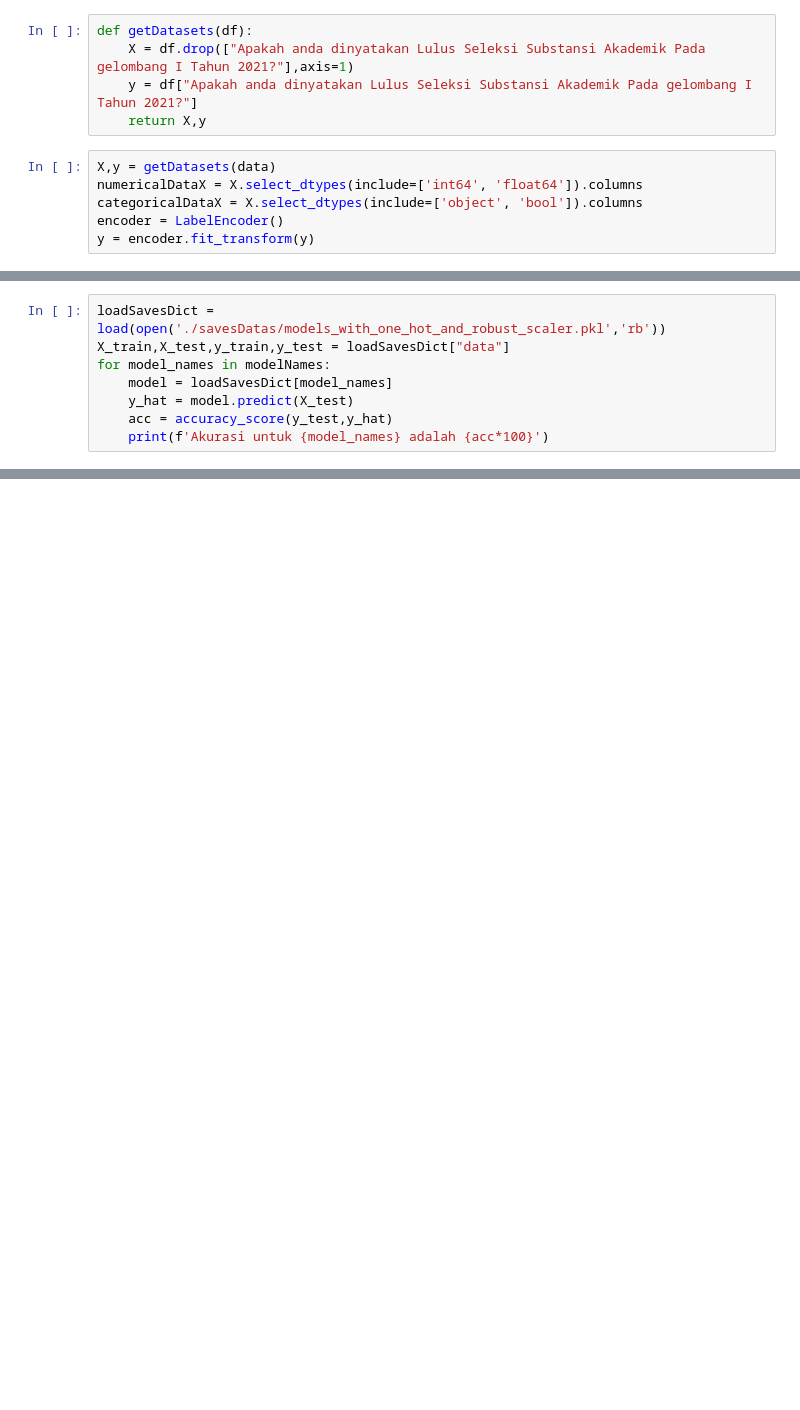
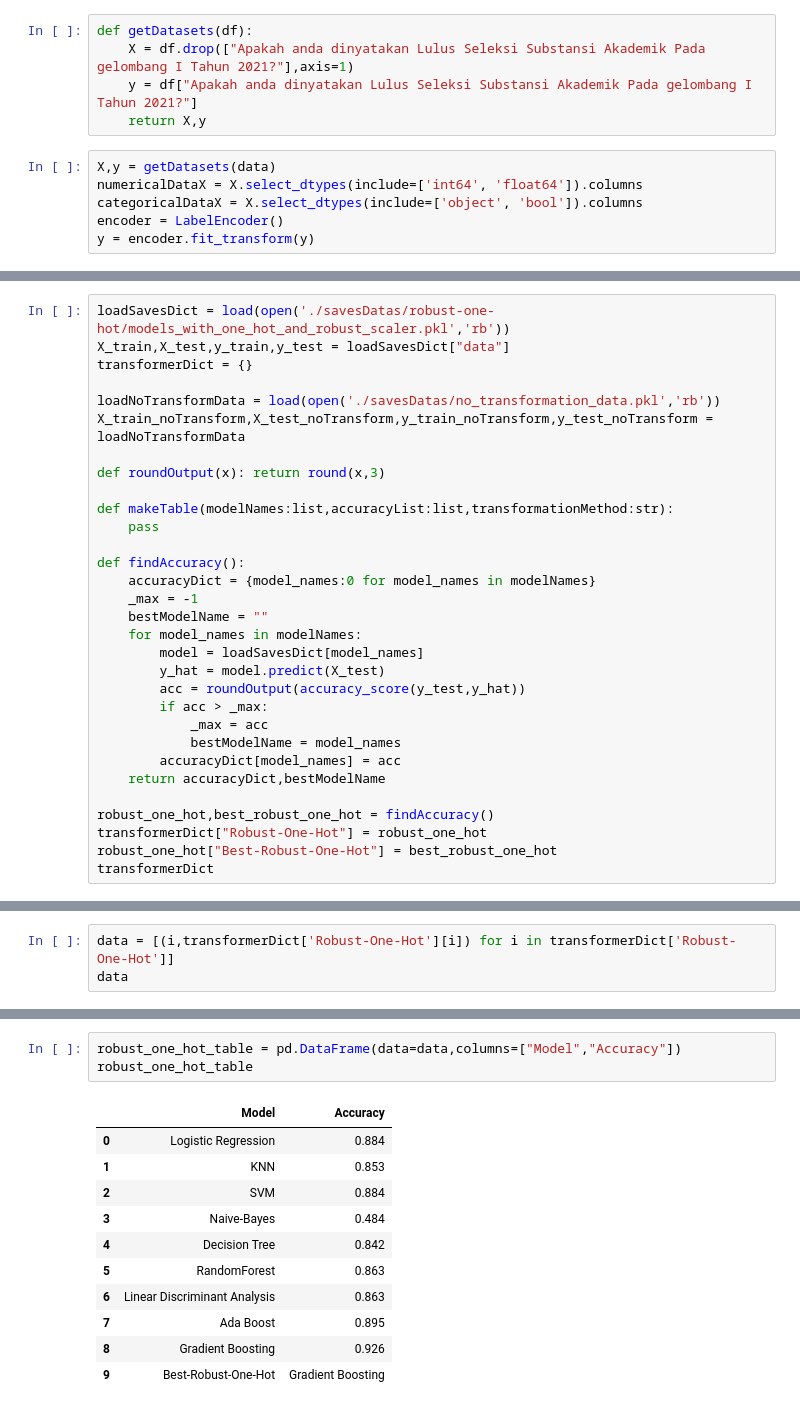
Before and after one commit to StefannusChristian/Data-Processing-and-Engineering, a Jupyter notebook: transformasi-lanjut/IBDA3111_StefannusChristian_202000138_TransformasiLanjut.ipynb, the cells around one changed output, grey strips where cells are left out. Cells and saved outputs as stored; diff of their text form; blank space fills up the shorter version.

Commit message:
make table for robust one hot

```diff
--- a/transformasi-lanjut/IBDA3111_StefannusChristian_202000138_TransformasiLanjut.ipynb
+++ b/transformasi-lanjut/IBDA3111_StefannusChristian_202000138_TransformasiLanjut.ipynb
@@ -368,8 +362,0 @@ dump(modelDict,open('./savesDatas/models_with_one_hot_and_robust_scaler.pkl','wb
-# %%
-loadSavesDict = load(open('./savesDatas/models_with_one_hot_and_robust_scaler.pkl','rb'))
-X_train,X_test,y_train,y_test = loadSavesDict["data"]
-for model_names in modelNames:
-    model = loadSavesDict[model_names]
-    y_hat = model.predict(X_test)
-    acc = accuracy_score(y_test,y_hat)
-    print(f'Akurasi untuk {model_names} adalah {acc*100}')
@@ -385,0 +363,31 @@ Akurasi untuk Gradient Boosting adalah 91.57894736842105
+# %%
+loadSavesDict = load(open('./savesDatas/robust-one-hot/models_with_one_hot_and_robust_scaler.pkl','rb'))
+X_train,X_test,y_train,y_test = loadSavesDict["data"]
+transformerDict = {}
+
+loadNoTransformData = load(open('./savesDatas/no_transformation_data.pkl','rb'))
+X_train_noTransform,X_test_noTransform,y_train_noTransform,y_test_noTransform = loadNoTransformData
+
+def roundOutput(x): return round(x,3)
+
+def makeTable(modelNames:list,accuracyList:list,transformationMethod:str):
+    pass
+
+def findAccuracy():
+    accuracyDict = {model_names:0 for model_names in modelNames}
+    _max = -1
+    bestModelName = ""
+    for model_names in modelNames:
+        model = loadSavesDict[model_names]
+        y_hat = model.predict(X_test)
+        acc = roundOutput(accuracy_score(y_test,y_hat))
+        if acc > _max:
+            _max = acc
+            bestModelName = model_names
+        accuracyDict[model_names] = acc
+    return accuracyDict,bestModelName
+
+robust_one_hot,best_robust_one_hot = findAccuracy()
+transformerDict["Robust-One-Hot"] = robust_one_hot
+robust_one_hot["Best-Robust-One-Hot"] = best_robust_one_hot
+transformerDict
@@ -385,0 +409,3 @@ Akurasi untuk Gradient Boosting adalah 91.57894736842105
+# %%
+data = [(i,transformerDict['Robust-One-Hot'][i]) for i in transformerDict['Robust-One-Hot']]
+data
@@ -385,0 +423,15 @@ Akurasi untuk Gradient Boosting adalah 91.57894736842105
+# %%
+robust_one_hot_table = pd.DataFrame(data=data,columns=["Model","Accuracy"])
+robust_one_hot_table
+# %% [output]
+|  | Model | Accuracy |
+| 0 | Logistic Regression | 0.884 |
+| 1 | KNN | 0.853 |
+| 2 | SVM | 0.884 |
+| 3 | Naive-Bayes | 0.484 |
+| 4 | Decision Tree | 0.842 |
+| 5 | RandomForest | 0.863 |
+| 6 | Linear Discriminant Analysis | 0.863 |
+| 7 | Ada Boost | 0.895 |
+| 8 | Gradient Boosting | 0.926 |
+| 9 | Best-Robust-One-Hot | Gradient Boosting |
```
Also changed, not shown: parts of 10 cells of this notebook, 3 other files.
